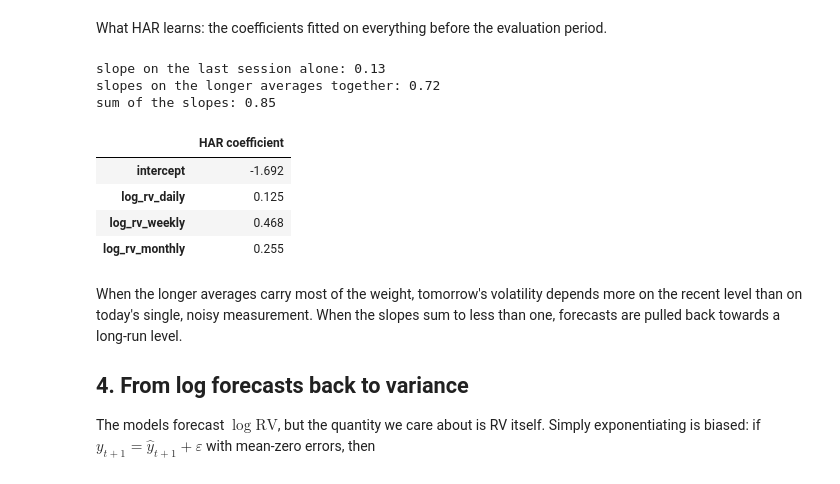
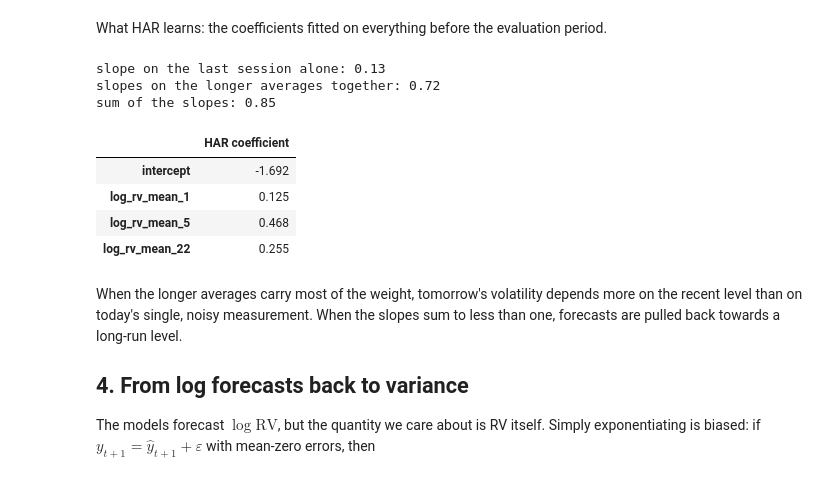
Before and after one commit to kholmetskii/realized-vol, a Jupyter notebook: notebooks/01_eurusd.ipynb, the cells around one changed output. Cells and saved outputs as stored; diff of their text form; code cells hidden in the pictures.

Commit message:
refactor: name trailing-mean features by series and window

```diff
--- a/notebooks/01_eurusd.ipynb
+++ b/notebooks/01_eurusd.ipynb
@@ -292,29 +289,29 @@ period.
 # %%
 history = prepared.loc[prepared["target_date"] < pd.Timestamp(experiment.EVALUATION_START)]
 candidate = next(model for model in BENCHMARKS if model.name == CANDIDATE)
 fitted = candidate.rule.fit(
     history[list(candidate.regressors)].to_numpy(), history["target"].to_numpy()
 )
 coefficients = pd.Series(
     [fitted.intercept, *fitted.coefficients],
     index=["intercept", *candidate.regressors],
     name=f"{CANDIDATE} coefficient",
 )
 slopes = coefficients.drop("intercept")
-shortest = min(candidate.regressors, key=windows.get)
+shortest = candidate.regressors[0]  # columns follow increasing windows
 print(f"slope on the last session alone: {slopes[shortest]:.2f}")
 print(f"slopes on the longer averages together: {slopes.drop(shortest).sum():.2f}")
 print(f"sum of the slopes: {slopes.sum():.2f}")
 coefficients.round(3).to_frame()
 # %% [output]
 slope on the last session alone: 0.13
 slopes on the longer averages together: 0.72
 sum of the slopes: 0.85
 |  | HAR coefficient |
 | intercept | -1.692 |
-| log_rv_daily | 0.125 |
-| log_rv_weekly | 0.468 |
-| log_rv_monthly | 0.255 |
+| log_rv_mean_1 | 0.125 |
+| log_rv_mean_5 | 0.468 |
+| log_rv_mean_22 | 0.255 |
 # %% [markdown]
 When the longer averages carry most of the weight, tomorrow's volatility
 depends more on the recent level than on today's single, noisy measurement.
```
Also changed, not shown: parts of 4 cells of this notebook, 9 other files.
